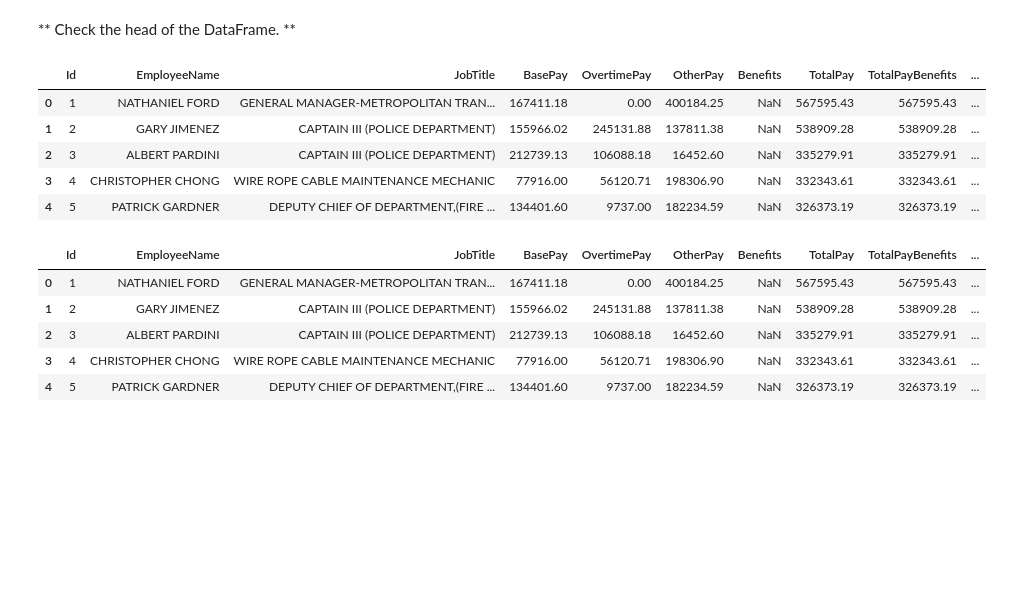
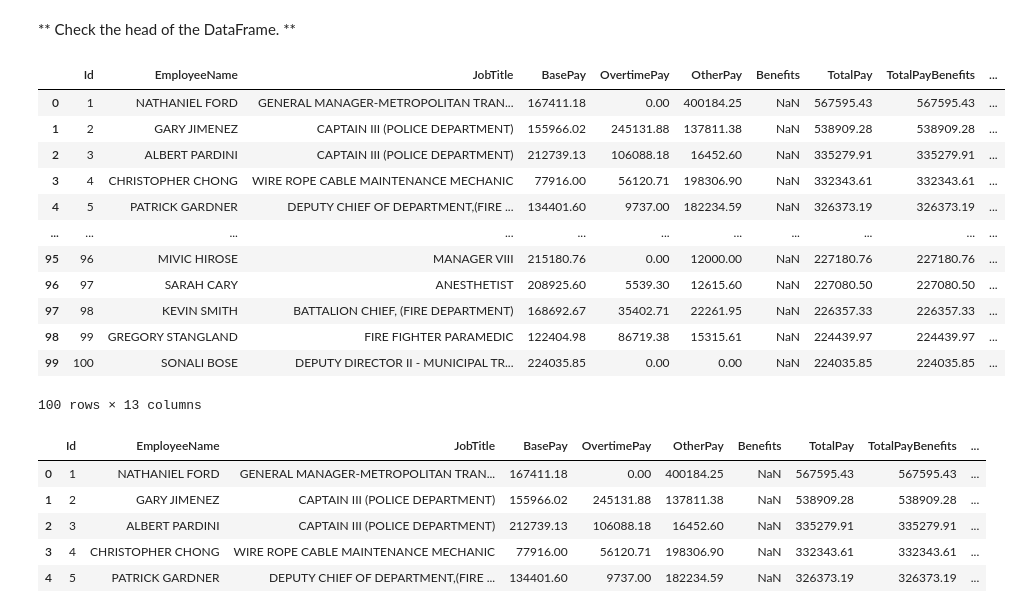
Before and after one commit to AlejandroSepulvedaGuatecique/Pandas_Exercise, a Jupyter notebook: 01-SF Salaries Exercise.ipynb, the cells around one changed output. Cells and saved outputs as stored; diff of their text form; code cells hidden in the pictures; blank space fills up the shorter version.

```diff
--- a/01-SF Salaries Exercise.ipynb
+++ b/01-SF Salaries Exercise.ipynb
@@ -18,14 +18,21 @@ sal = pd.read_csv('https://raw.githubusercontent.com/AlejandroSepulvedaGuateciqu
 # %% [markdown]
 ** Check the head of the DataFrame. **
 # %%
-sal.head(5)
+sal.head(100)
 # %% [output]
 |  | Id | EmployeeName | JobTitle | BasePay | OvertimePay | OtherPay | Benefits | TotalPay | TotalPayBenefits | ... |
 | 0 | 1 | NATHANIEL FORD | GENERAL MANAGER-METROPOLITAN TRAN... | 167411.18 | 0.00 | 400184.25 | NaN | 567595.43 | 567595.43 | ... |
 | 1 | 2 | GARY JIMENEZ | CAPTAIN III (POLICE DEPARTMENT) | 155966.02 | 245131.88 | 137811.38 | NaN | 538909.28 | 538909.28 | ... |
 | 2 | 3 | ALBERT PARDINI | CAPTAIN III (POLICE DEPARTMENT) | 212739.13 | 106088.18 | 16452.60 | NaN | 335279.91 | 335279.91 | ... |
 | 3 | 4 | CHRISTOPHER CHONG | WIRE ROPE CABLE MAINTENANCE MECHANIC | 77916.00 | 56120.71 | 198306.90 | NaN | 332343.61 | 332343.61 | ... |
 | 4 | 5 | PATRICK GARDNER | DEPUTY CHIEF OF DEPARTMENT,(FIRE ... | 134401.60 | 9737.00 | 182234.59 | NaN | 326373.19 | 326373.19 | ... |
+| ... | ... | ... | ... | ... | ... | ... | ... | ... | ... | ... |
+| 95 | 96 | MIVIC HIROSE | MANAGER VIII | 215180.76 | 0.00 | 12000.00 | NaN | 227180.76 | 227180.76 | ... |
+| 96 | 97 | SARAH CARY | ANESTHETIST | 208925.60 | 5539.30 | 12615.60 | NaN | 227080.50 | 227080.50 | ... |
+| 97 | 98 | KEVIN SMITH | BATTALION CHIEF, (FIRE DEPARTMENT) | 168692.67 | 35402.71 | 22261.95 | NaN | 226357.33 | 226357.33 | ... |
+| 98 | 99 | GREGORY STANGLAND | FIRE FIGHTER PARAMEDIC | 122404.98 | 86719.38 | 15315.61 | NaN | 224439.97 | 224439.97 | ... |
+| 99 | 100 | SONALI BOSE | DEPUTY DIRECTOR II - MUNICIPAL TR... | 224035.85 | 0.00 | 0.00 | NaN | 224035.85 | 224035.85 | ... |
+100 rows × 13 columns
 # %%
 # %% [output]
 |  | Id | EmployeeName | JobTitle | BasePay | OvertimePay | OtherPay | Benefits | TotalPay | TotalPayBenefits | ... |
```
Also changed, not shown: parts of 23 cells of this notebook.
